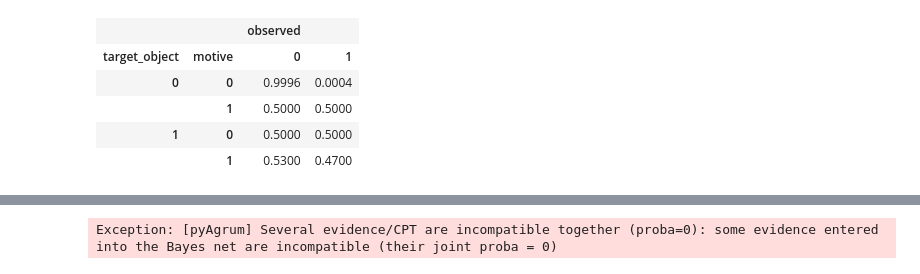
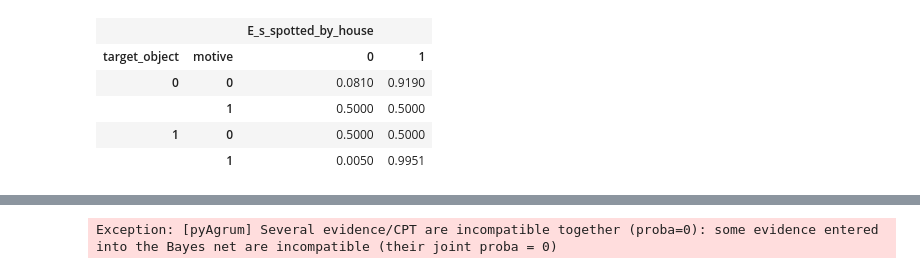
Before and after one commit to aludi/evaluatingScenarioBNs2023, a Jupyter notebook: BayesianJupyter.ipynb, the cells around one changed output, grey strips where cells are left out. Cells and saved outputs as stored; diff of their text form; code cells hidden in the pictures.

```diff
--- a/BayesianJupyter.ipynb
+++ b/BayesianJupyter.ipynb
@@ -27,10 +47,10 @@ gim.exportInference(bnK2, "BayesNets/K2BN.pdf", evs={})
 # %%
-bnK2.cpt("observed")
+bnK2.cpt("E_s_spotted_by_house")
 #bnK2.cpt("E_s_spotted_with_goodie")
 # %% [output]
-|  |  | observed |  |
+|  |  | E_s_spotted_by_house |  |
 | target_object | motive | 0 | 1 |
-| 0 | 0 | 0.9996 | 0.0004 |
+| 0 | 0 | 0.0810 | 0.9190 |
 |  | 1 | 0.5000 | 0.5000 |
 | 1 | 0 | 0.5000 | 0.5000 |
-|  | 1 | 0.5300 | 0.4700 |
+|  | 1 | 0.0050 | 0.9951 |
```
Also changed, not shown: parts of 5 cells of this notebook, 15 other files.
